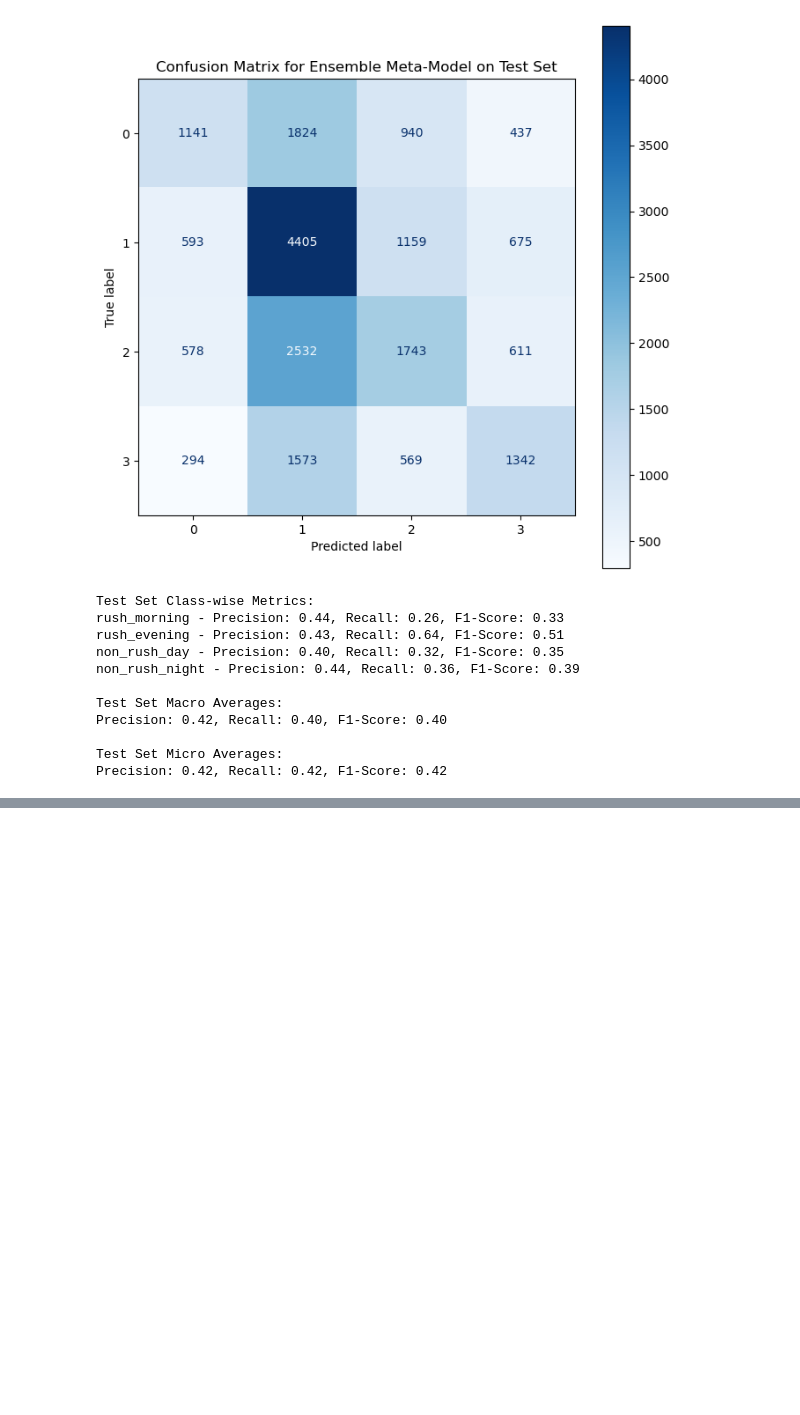
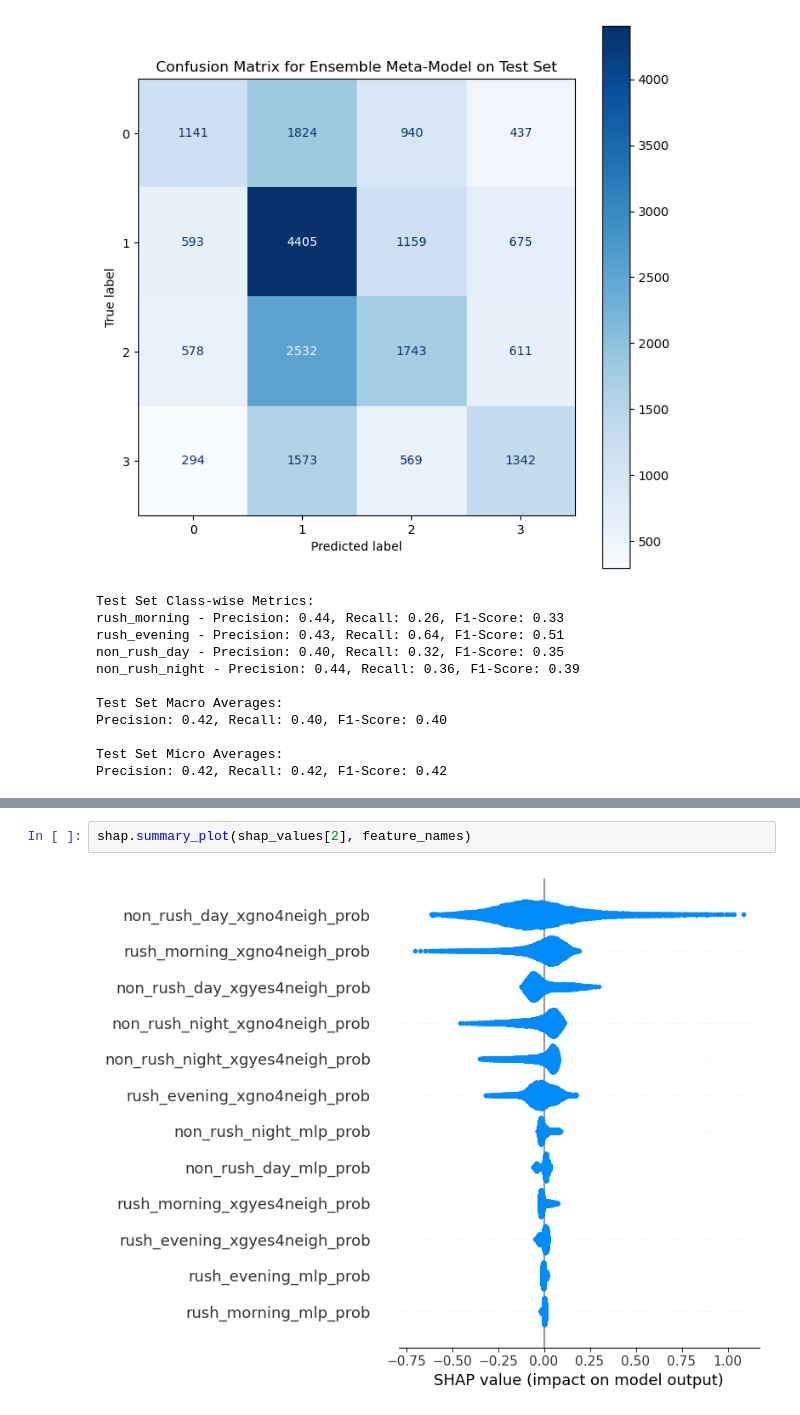
Before and after one commit to jiax264/AI_2023F_Final_Project, a Jupyter notebook: 04_Modeling/Ensemble_2xgboost_MLP.ipynb, the cells around one changed output, grey strips where cells are left out. Saved outputs shown, nothing was run; the diff lists cells and outputs as text; blank space fills up the shorter version.

```diff
--- a/04_Modeling/Ensemble_2xgboost_MLP.ipynb
+++ b/04_Modeling/Ensemble_2xgboost_MLP.ipynb
@@ -159,0 +175,4 @@ Precision: 0.42, Recall: 0.42, F1-Score: 0.42
+# %%
+shap.summary_plot(shap_values[2], feature_names)
+# %% [output]
+[figure, added]
```
Also changed, not shown: parts of 4 cells of this notebook.
